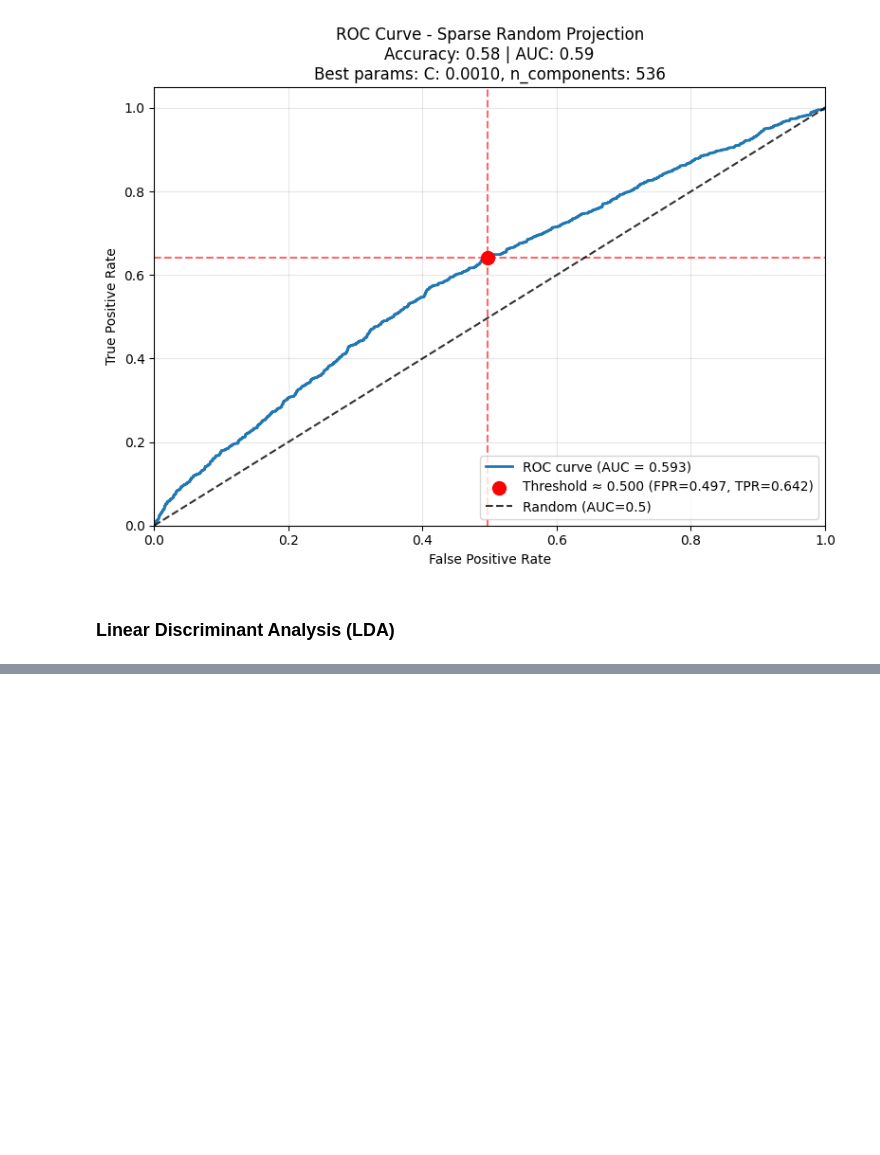
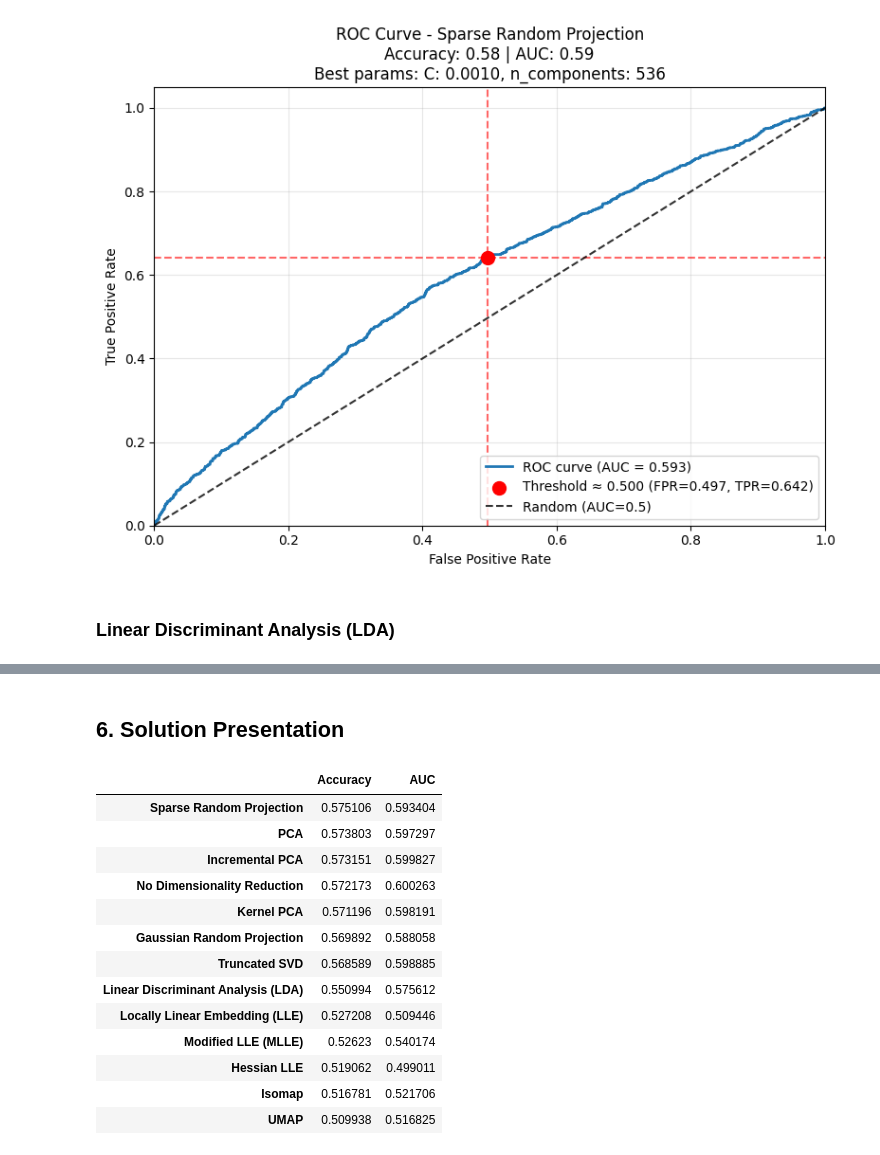
Before and after one commit to davidsmv/MachineLearningPortfolio, a Jupyter notebook: dimensionality_reduction/1 - High_Dimensional_Datascape.ipynb, the cells around one changed output, grey strips where cells are left out. Saved outputs shown, nothing was run; the diff lists cells and outputs as text; code cells hidden in the pictures; blank space fills up the shorter version.

```diff
--- a/dimensionality_reduction/1 - High_Dimensional_Datascape.ipynb
+++ b/dimensionality_reduction/1 - High_Dimensional_Datascape.ipynb
@@ -1145 +1129,27 @@ Best Accuracy: 0.5457338360564167
 [figure]
+# %% [markdown]
+## **6. Solution Presentation**
+# %%
+results = load_results()
+df_results = (
+    pd.DataFrame(results)
+    .T
+    .sort_values(by="Accuracy", ascending=False)
+    [["Accuracy", "AUC"]]
+)
+df_results
+# %% [output]
+|  | Accuracy | AUC |
+| Sparse Random Projection | 0.575106 | 0.593404 |
+| PCA | 0.573803 | 0.597297 |
+| Incremental PCA | 0.573151 | 0.599827 |
+| No Dimensionality Reduction | 0.572173 | 0.600263 |
+| Kernel PCA | 0.571196 | 0.598191 |
+| Gaussian Random Projection | 0.569892 | 0.588058 |
+| Truncated SVD | 0.568589 | 0.598885 |
+| Linear Discriminant Analysis (LDA) | 0.550994 | 0.575612 |
+| Locally Linear Embedding (LLE) | 0.527208 | 0.509446 |
+| Modified LLE (MLLE) | 0.52623 | 0.540174 |
+| Hessian LLE | 0.519062 | 0.499011 |
+| Isomap | 0.516781 | 0.521706 |
+| UMAP | 0.509938 | 0.516825 |
```
Also changed, not shown: parts of 2 cells of this notebook.
